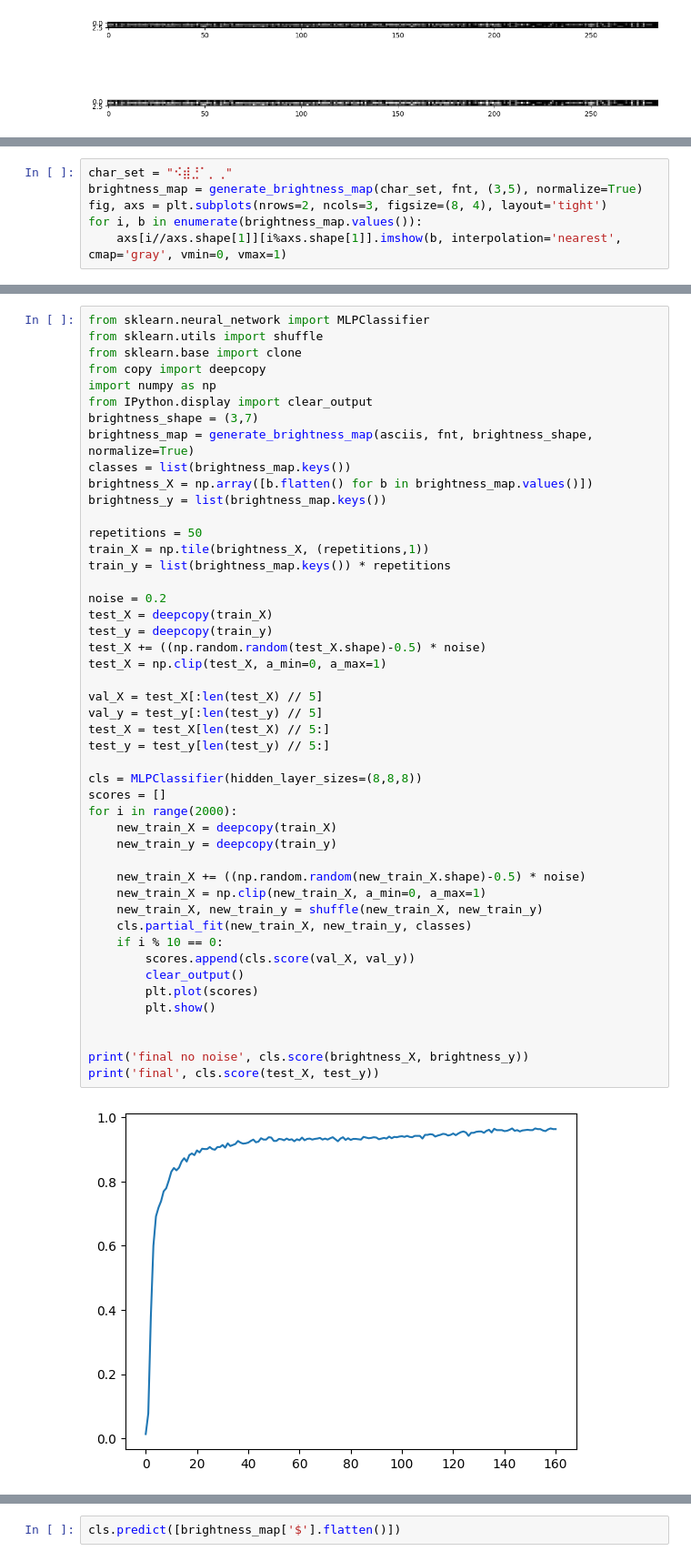
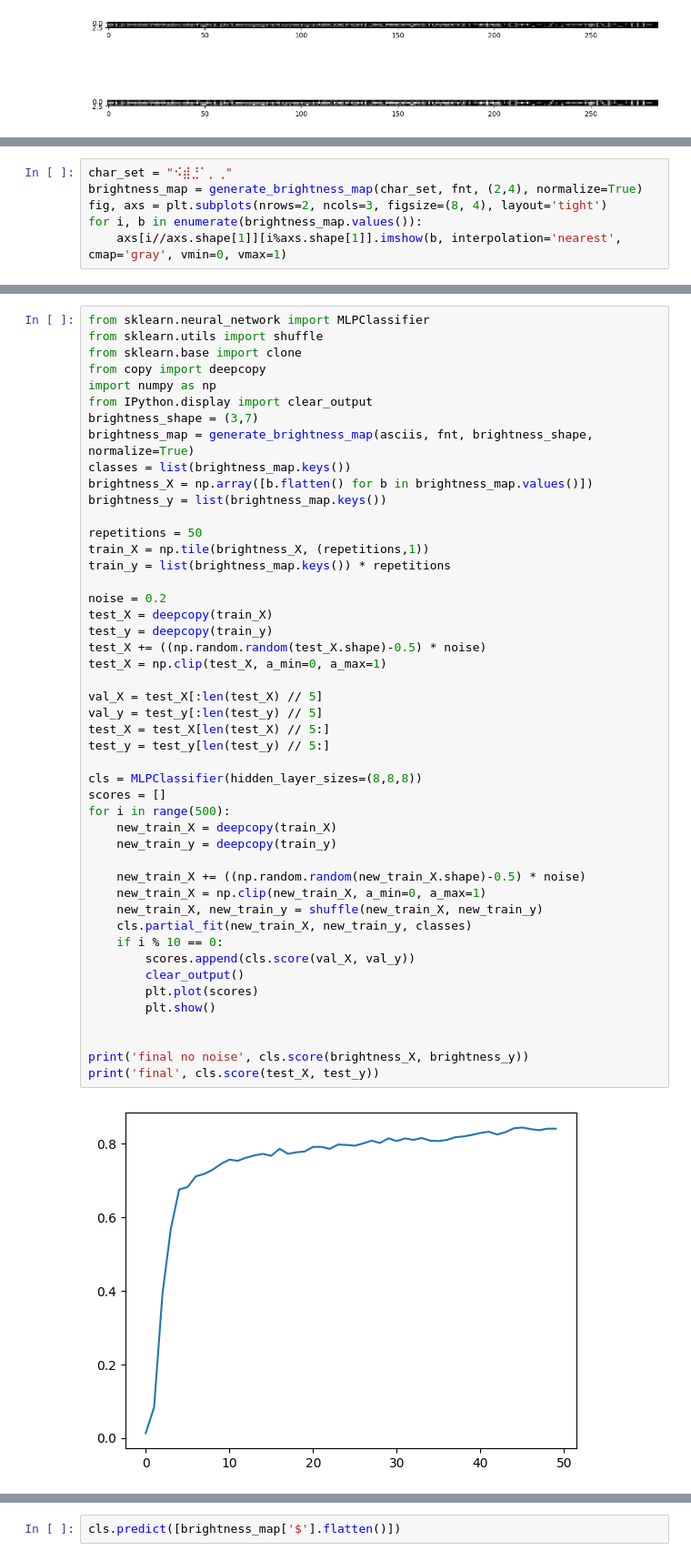
Before and after one commit to wojciechsadlik/python-char-art, a Jupyter notebook: font_test.ipynb, the cells around one changed output, grey strips where cells are left out. Shown at 91% size. Cells and saved outputs as stored; diff of their text form.

```diff
--- a/font_test.ipynb
+++ b/font_test.ipynb
@@ -116,7 +116,7 @@ for i, b in enumerate(brightness_map.values()):
 [figure]
 # %%
 char_set = "⠪⣾⣘⠁⡀⢀"
-brightness_map = generate_brightness_map(char_set, fnt, (3,5), normalize=True)
+brightness_map = generate_brightness_map(char_set, fnt, (2,4), normalize=True)
 fig, axs = plt.subplots(nrows=2, ncols=3, figsize=(8, 4), layout='tight')
 for i, b in enumerate(brightness_map.values()):
     axs[i//axs.shape[1]][i%axs.shape[1]].imshow(b, interpolation='nearest', cmap='gray', vmin=0, vmax=1)
@@ -167,32 +167,32 @@ train_y = list(brightness_map.keys()) * repetitions
 noise = 0.2
 test_X = deepcopy(train_X)
 test_y = deepcopy(train_y)
 test_X += ((np.random.random(test_X.shape)-0.5) * noise)
 test_X = np.clip(test_X, a_min=0, a_max=1)
 
 val_X = test_X[:len(test_X) // 5]
 val_y = test_y[:len(test_y) // 5]
 test_X = test_X[len(test_X) // 5:]
 test_y = test_y[len(test_y) // 5:]
 
 cls = MLPClassifier(hidden_layer_sizes=(8,8,8))
 scores = []
-for i in range(2000):
+for i in range(500):
     new_train_X = deepcopy(train_X)
     new_train_y = deepcopy(train_y)
 
     new_train_X += ((np.random.random(new_train_X.shape)-0.5) * noise)
     new_train_X = np.clip(new_train_X, a_min=0, a_max=1)
     new_train_X, new_train_y = shuffle(new_train_X, new_train_y)
     cls.partial_fit(new_train_X, new_train_y, classes)
     if i % 10 == 0:
         scores.append(cls.score(val_X, val_y))
         clear_output()
         plt.plot(scores)
         plt.show()
 
 
 print('final no noise', cls.score(brightness_X, brightness_y))
 print('final', cls.score(test_X, test_y))
 # %% [output]
-[figure, old version]
+[figure, new version]
```
Also changed, not shown: parts of 8 cells of this notebook, 6 other files.
